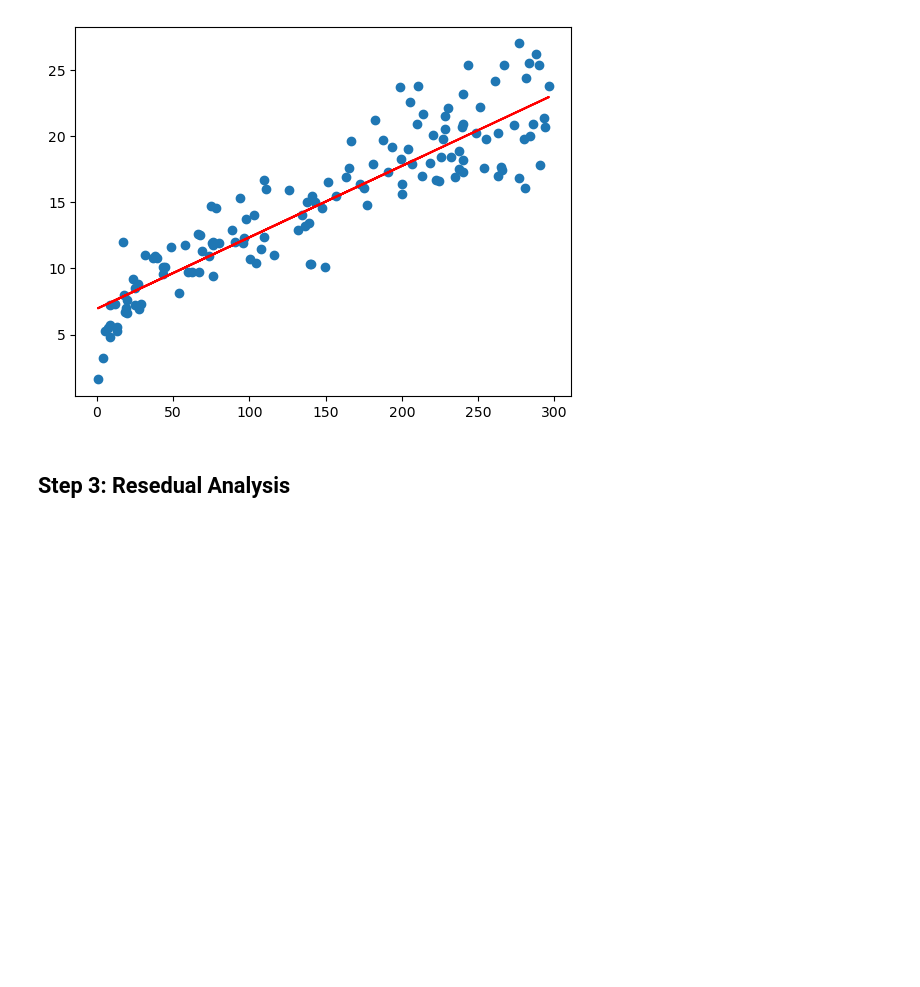
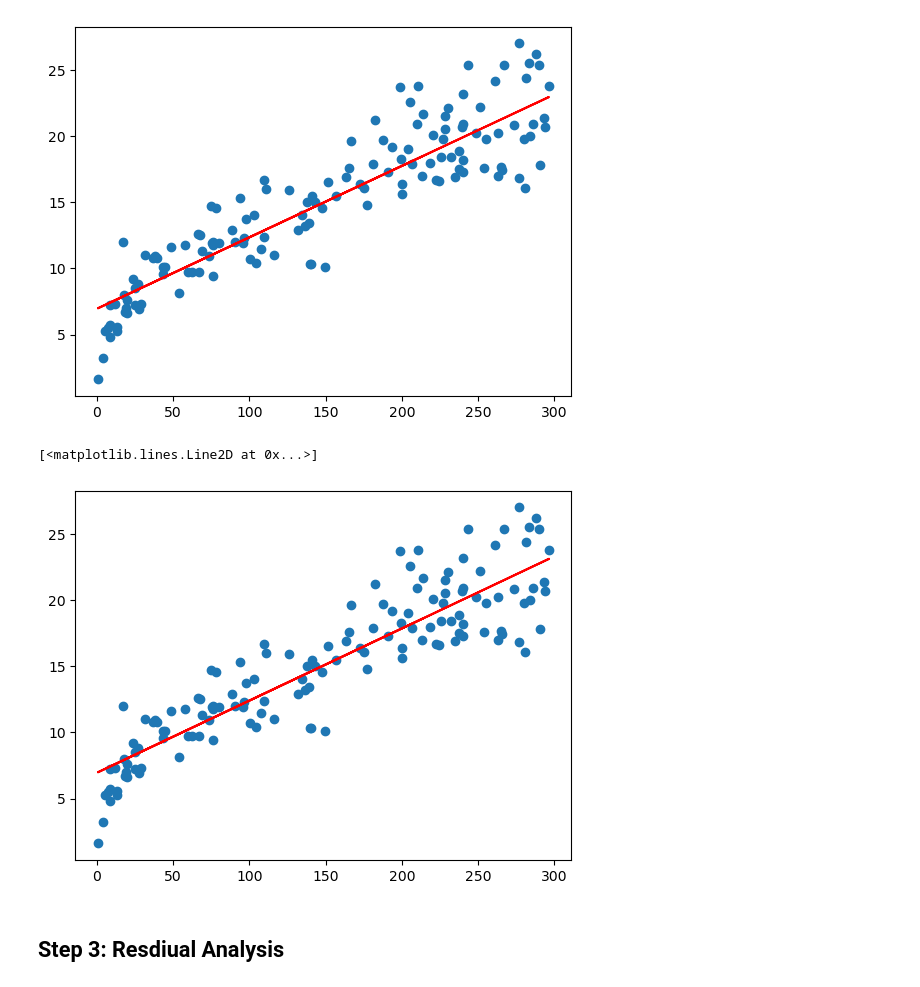
Before and after one commit to sachinmahale/simple-linear-regression, a Jupyter notebook: Simple-Linear-Regression-python.ipynb, the cells around one changed output. Drawn from its saved outputs; the diff is of its cells as text; code cells hidden in the pictures; blank space fills up the shorter version.

```diff
--- a/Simple-Linear-Regression-python.ipynb
+++ b/Simple-Linear-Regression-python.ipynb
@@ -194,5 +190,13 @@ plt.plot(X_train, 6.948 +  0.054*X_train, 'r')
 # %% [output]
 [<matplotlib.lines.Line2D at 0x...>]
 [figure]
+# %%
+y_train_pred = lr_model.predict(X_train_sm)
+# %%
+plt.scatter(X_train, y_train)
+plt.plot(X_train, y_train_pred,'r')
+# %% [output]
+[<matplotlib.lines.Line2D at 0x...>]
+[figure, added]
 # %% [markdown]
-## **Step 3: Resedual Analysis**
+## **Step 3: Resdiual Analysis**
```
Also changed, not shown: parts of 20 cells of this notebook.
